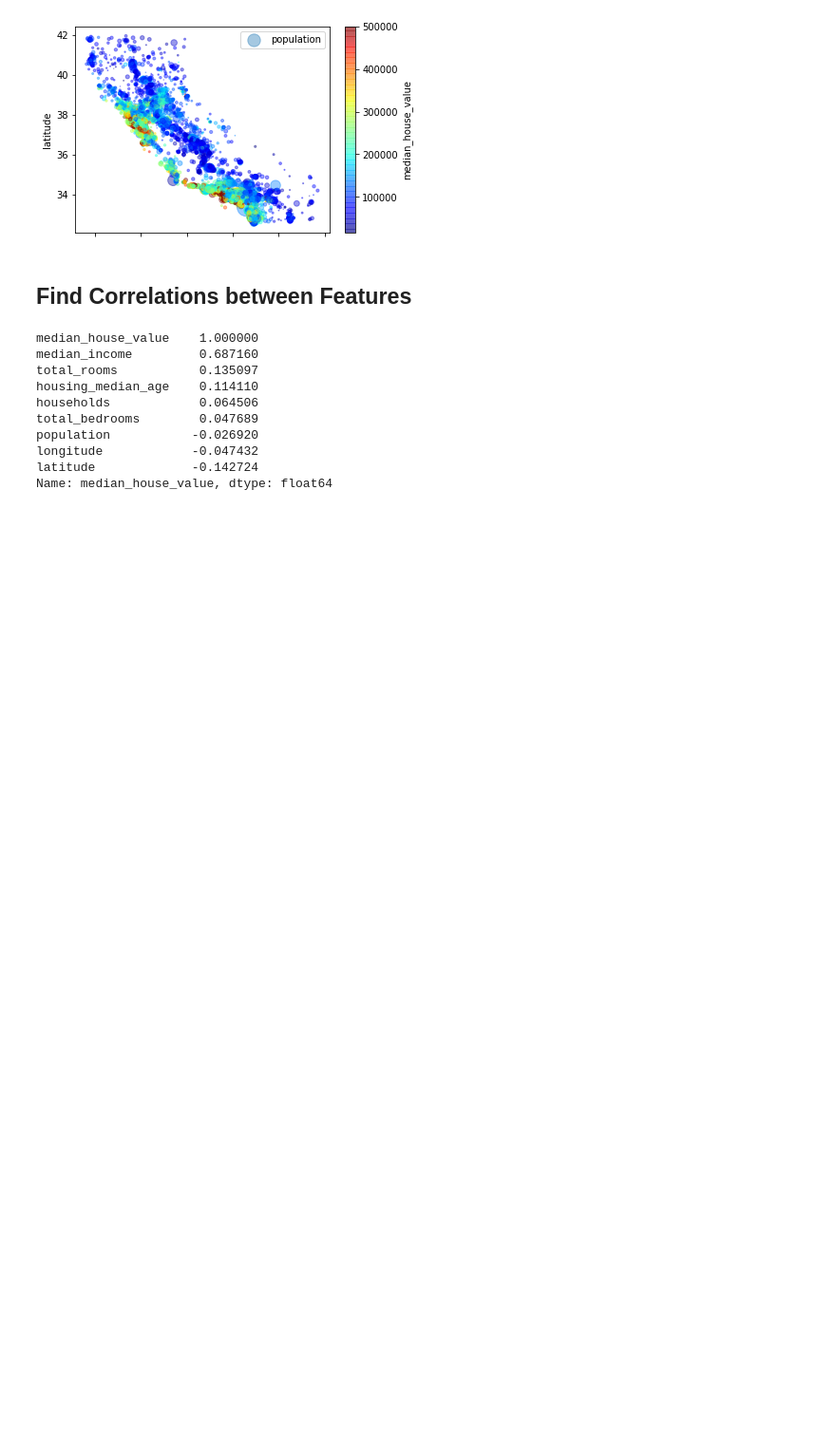
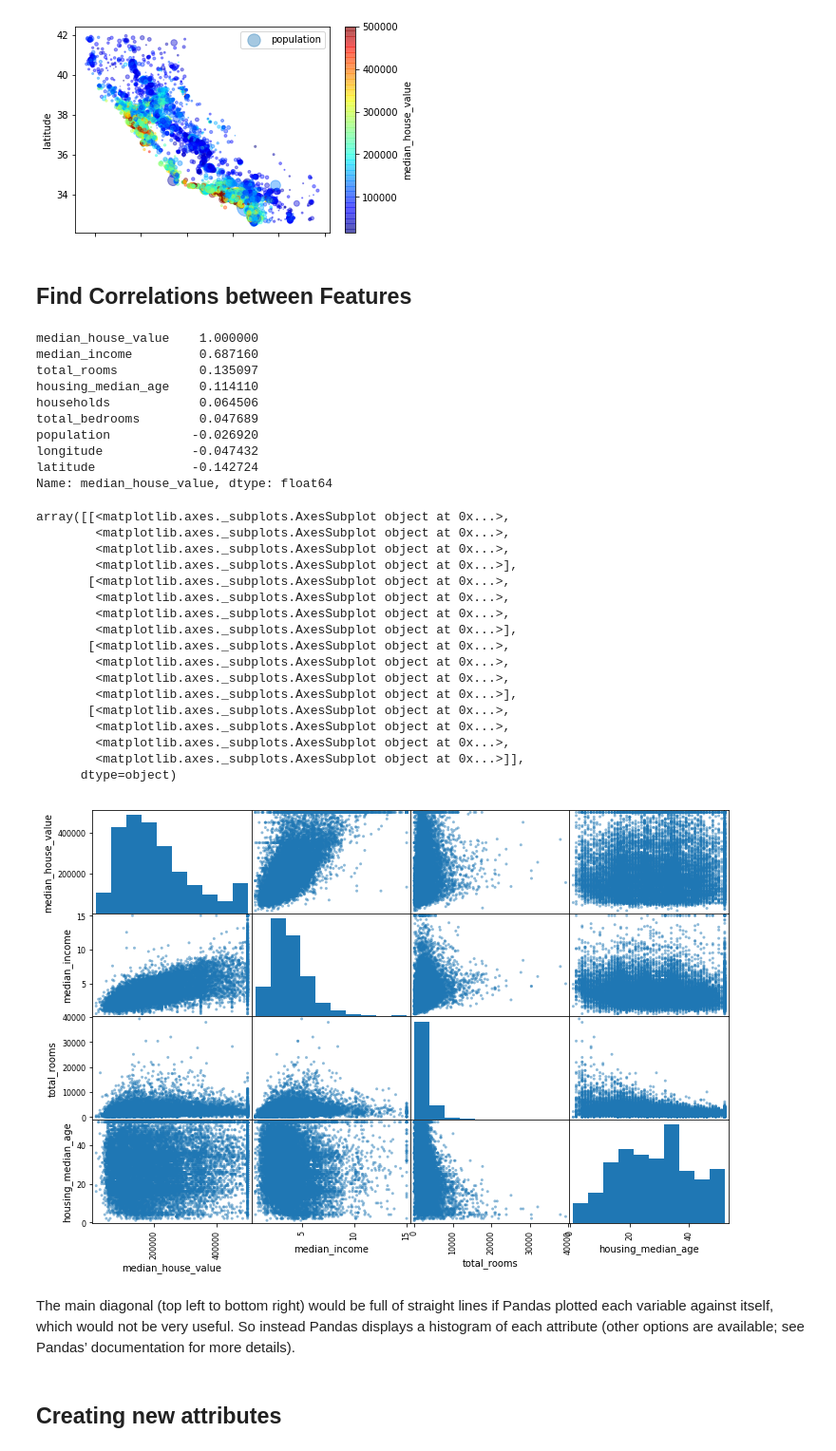
Before and after one commit to aishwaryaprabhat/machine_learning_essentials, a Jupyter notebook: housing_price_prediction/Housing Price Prediction.ipynb, the cells around one changed output. Shown at 95% size. Saved outputs shown, nothing was run; the diff lists cells and outputs as text; code cells hidden in the pictures; blank space fills up the shorter version.

```diff
--- a/housing_price_prediction/Housing Price Prediction.ipynb
+++ b/housing_price_prediction/Housing Price Prediction.ipynb
@@ -180,3 +180,34 @@ population           -0.026920
 longitude            -0.047432
 latitude             -0.142724
 Name: median_house_value, dtype: float64
+# %%
+from pandas.tools.plotting import scatter_matrix
+attributes = ["median_house_value", "median_income", "total_rooms",
+"housing_median_age"]
+scatter_matrix(housing[attributes], figsize=(12, 8))
+# %% [output]
+array([[<matplotlib.axes._subplots.AxesSubplot object at 0x...>,
+        <matplotlib.axes._subplots.AxesSubplot object at 0x...>,
+        <matplotlib.axes._subplots.AxesSubplot object at 0x...>,
+        <matplotlib.axes._subplots.AxesSubplot object at 0x...>],
+       [<matplotlib.axes._subplots.AxesSubplot object at 0x...>,
+        <matplotlib.axes._subplots.AxesSubplot object at 0x...>,
+        <matplotlib.axes._subplots.AxesSubplot object at 0x...>,
+        <matplotlib.axes._subplots.AxesSubplot object at 0x...>],
+       [<matplotlib.axes._subplots.AxesSubplot object at 0x...>,
+        <matplotlib.axes._subplots.AxesSubplot object at 0x...>,
+        <matplotlib.axes._subplots.AxesSubplot object at 0x...>,
+        <matplotlib.axes._subplots.AxesSubplot object at 0x...>],
+       [<matplotlib.axes._subplots.AxesSubplot object at 0x...>,
+        <matplotlib.axes._subplots.AxesSubplot object at 0x...>,
+        <matplotlib.axes._subplots.AxesSubplot object at 0x...>,
+        <matplotlib.axes._subplots.AxesSubplot object at 0x...>]],
+      dtype=object)
+[figure, added]
+# %% [markdown]
+The main diagonal (top left to bottom right) would be full of straight lines if Pandas
+plotted each variable against itself, which would not be very useful. So instead Pandas
+displays a histogram of each attribute (other options are available; see Pandas’ documentation
+for more details).
+# %% [markdown]
+## Creating new attributes
```
Also changed, not shown: parts of 24 cells of this notebook.
